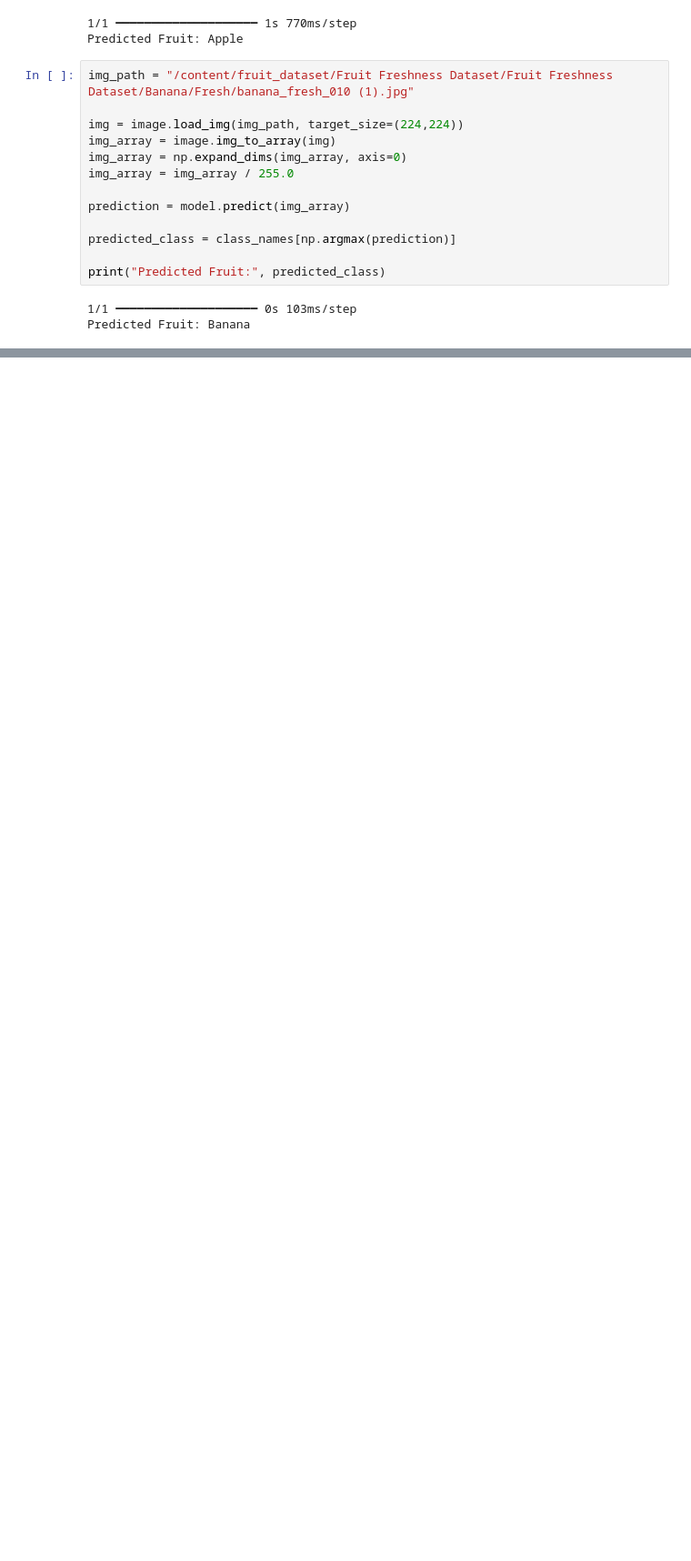
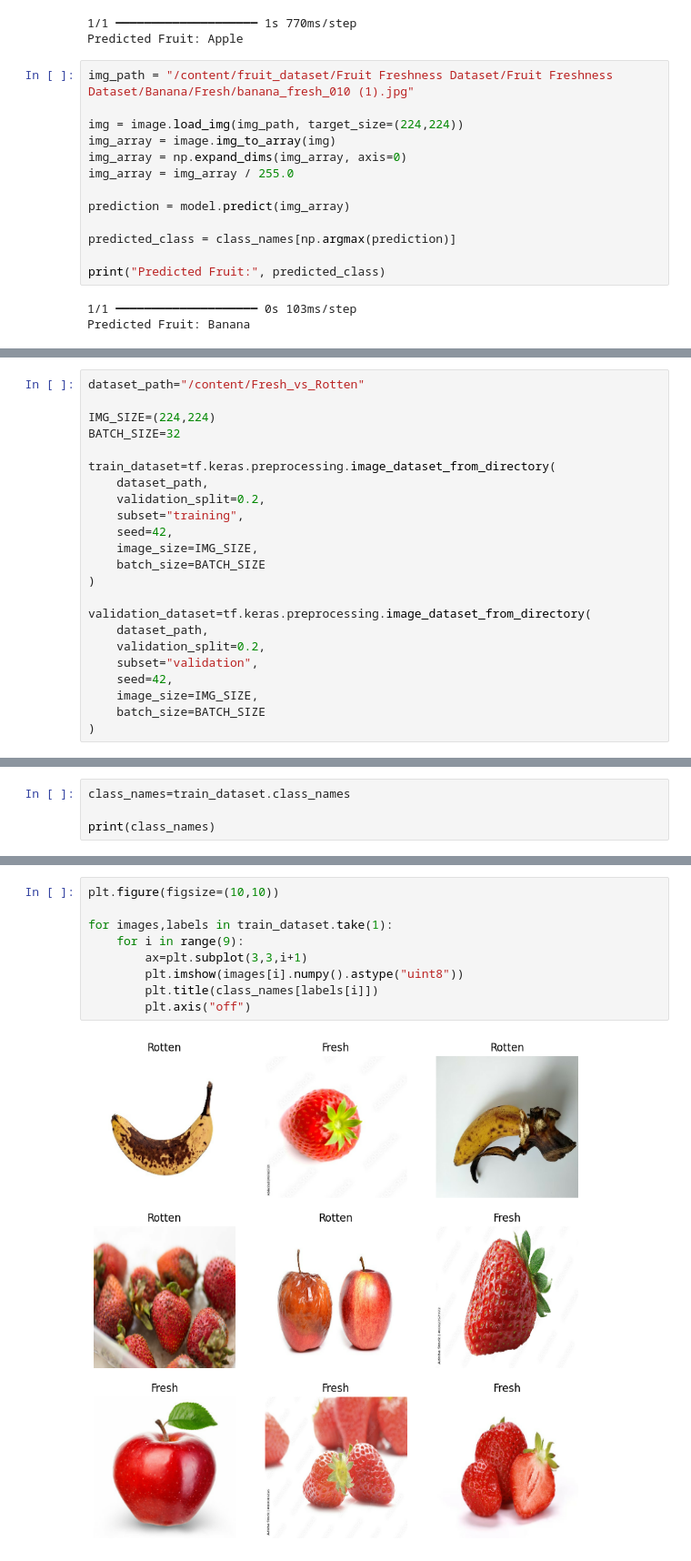
Before and after one commit to Sneha8126/ML-Projects, a Jupyter notebook: Image_Classification.ipynb, the cells around one changed output, grey strips where cells are left out. Shown at 91% size. Saved outputs shown, nothing was run; the diff lists cells and outputs as text; blank space fills up the shorter version.

Commit message:
Implement fruit classification dataset

```diff
--- a/Image_Classification.ipynb
+++ b/Image_Classification.ipynb
@@ -296,0 +343,23 @@ Predicted Fruit: Banana
+# %%
+dataset_path="/content/Fresh_vs_Rotten"
+
+IMG_SIZE=(224,224)
+BATCH_SIZE=32
+
+train_dataset=tf.keras.preprocessing.image_dataset_from_directory(
+    dataset_path,
+    validation_split=0.2,
+    subset="training",
+    seed=42,
+    image_size=IMG_SIZE,
+    batch_size=BATCH_SIZE
+)
+
+validation_dataset=tf.keras.preprocessing.image_dataset_from_directory(
+    dataset_path,
+    validation_split=0.2,
+    subset="validation",
+    seed=42,
+    image_size=IMG_SIZE,
+    batch_size=BATCH_SIZE
+)
@@ -296,0 +371,4 @@ Predicted Fruit: Banana
+# %%
+class_names=train_dataset.class_names
+
+print(class_names)
@@ -296,0 +377,11 @@ Predicted Fruit: Banana
+# %%
+plt.figure(figsize=(10,10))
+
+for images,labels in train_dataset.take(1):
+    for i in range(9):
+        ax=plt.subplot(3,3,i+1)
+        plt.imshow(images[i].numpy().astype("uint8"))
+        plt.title(class_names[labels[i]])
+        plt.axis("off")
+# %% [output]
+[figure, added]
```
Also changed, not shown: parts of 10 cells of this notebook.
